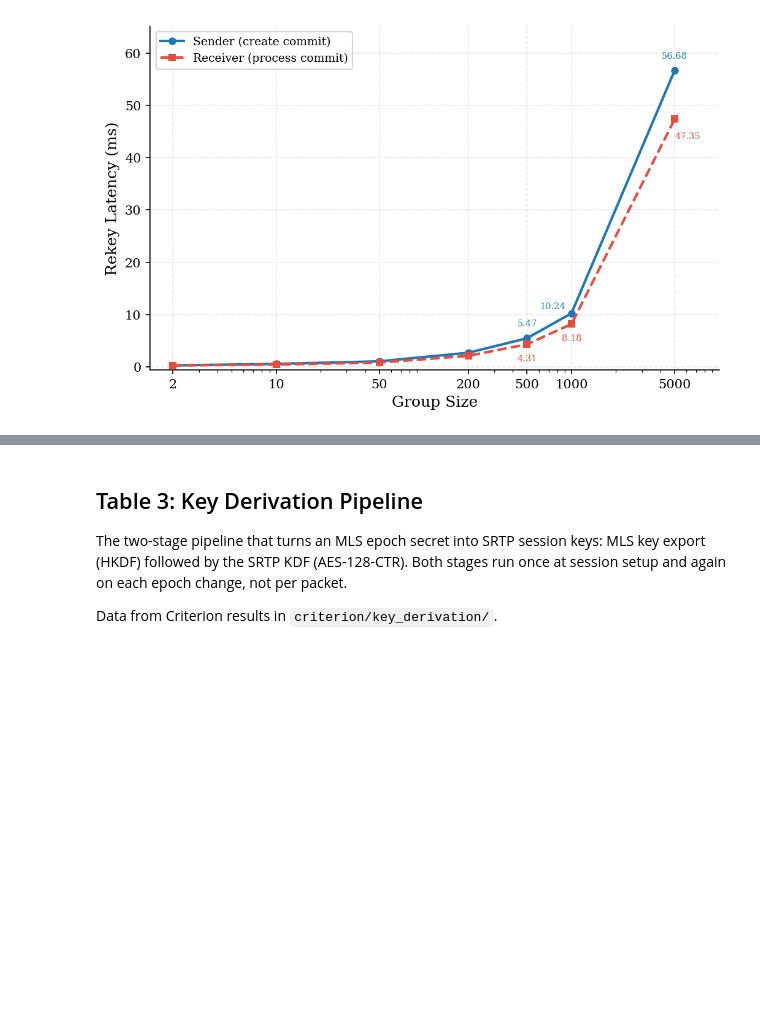
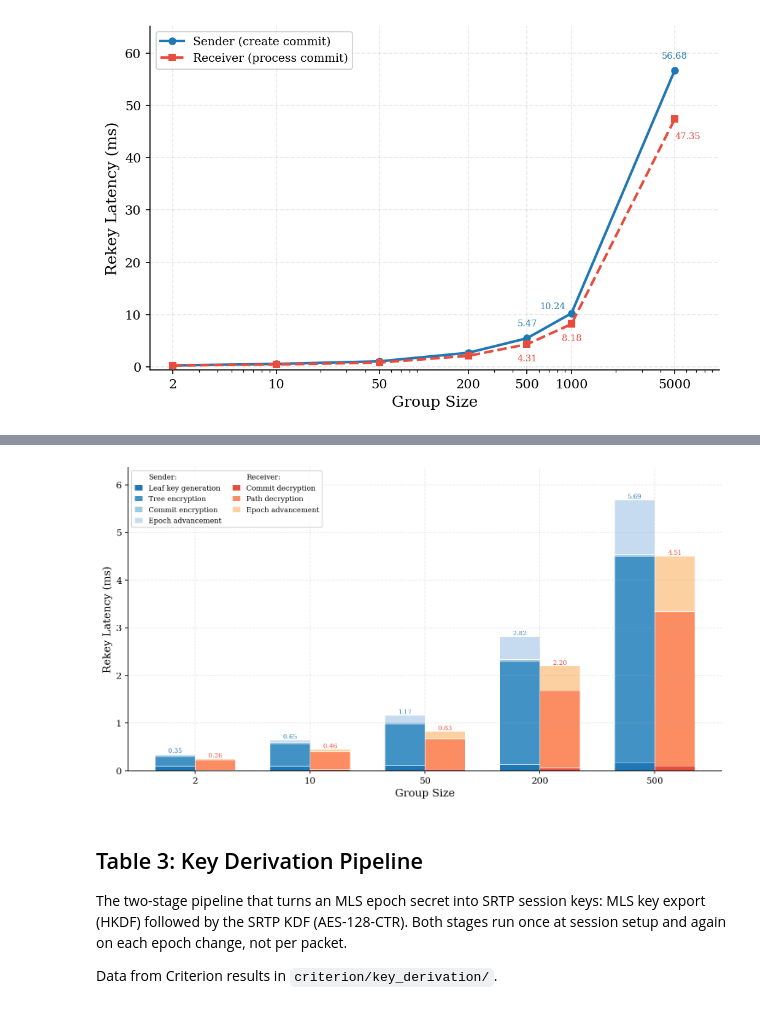
Before and after one commit to spring-epfl/SafeCast, a Jupyter notebook: figures_from_benches.ipynb, the cells around one changed output, grey strips where cells are left out. Drawn from its saved outputs; the diff is of its cells as text; code cells hidden in the pictures; blank space fills up the shorter version.

Commit message:
stacked bar chart for rekey cost breakdown

```diff
--- a/figures_from_benches.ipynb
+++ b/figures_from_benches.ipynb
@@ -57,6 +57,9 @@ PEP_DIR = CRITERION_DIR / 'pep_throughput'
 # MLS rekey (sender/receiver pipeline across group sizes)
 REKEY_DIR = CRITERION_DIR / 'rekey'
 
+# MLS rekey breakdown (component-level measurements)
+REKEY_BREAKDOWN_DIR = CRITERION_DIR / 'rekey_breakdown'
+
 # Key derivation (MLS export + SRTP KDF)
 KEY_DERIVATION_DIR = CRITERION_DIR / 'key_derivation'
 
@@ -747,3 +868,100 @@ Loaded rekey results for 7 group sizes:
+# %%
+# --- Figure 6: Stacked bar chart ---
+
+from matplotlib.patches import Patch
+
+# getting group sizes from the first component
+first_key = list(breakdown.keys())[0]
+group_sizes_bd = sorted(breakdown[first_key].keys())
+n_sizes = len(group_sizes_bd)
+
+# deriving stage_commit cost
+stage_commit_us = {}
+for sz in group_sizes_bd:
+    build_and_stage = breakdown['breakdown_sender_build_and_stage'].get(sz, 0)
+    build_only = breakdown['breakdown_sender_build'].get(sz, 0)
+    stage_commit_us[sz] = max(0, build_and_stage - build_only)
+
+# component names in the order we want them stacked (bottom to top)
+# sender: 4 components; receiver: 3 components
+sender_components = [
+    ('breakdown_sender_propose',        'Leaf key generation'),
+    ('breakdown_sender_build',          'Tree encryption'),
+    ('_stage_commit',                   'Commit encryption'),
+    ('breakdown_sender_merge_pending',  'Epoch advancement'),
+]
+receiver_components = [
+    ('breakdown_receiver_unprotect',     'Commit decryption'),
+    ('breakdown_receiver_verify_stage',  'Path decryption'),
+    ('breakdown_receiver_merge_staged',  'Epoch advancement'),
+]
+
+# colors: 4 shades for sender (blues), 3 shades for receiver (reds)
+sender_colors   = ['#1f77b4', '#4292c6', '#9ecae1', '#c6dbef']
+receiver_colors = ['#e74c3c', '#fc8d62', '#fdd0a2']
+
+fig, ax = plt.subplots(figsize=(10, 5.5))
+
+bar_width = 0.35
+x = np.arange(n_sizes)
+
+# --- sender bars (left) ---
+sender_bottom = np.zeros(n_sizes)
+for (key, label), color in zip(sender_components, sender_colors):
+    if key == '_stage_commit':
+        values = np.array([stage_commit_us.get(sz, 0) for sz in group_sizes_bd])
+    else:
+        values = np.array([breakdown[key].get(sz, 0) for sz in group_sizes_bd])
+    values_ms = values / 1000  # us -> ms
+    ax.bar(x - bar_width/2, values_ms, bar_width, bottom=sender_bottom,
+           color=color, edgecolor='white', linewidth=0.5)
+    sender_bottom += values_ms
+
+# --- receiver bars (right) ---
+receiver_bottom = np.zeros(n_sizes)
+for (key, label), color in zip(receiver_components, receiver_colors):
+    values = np.array([breakdown[key].get(sz, 0) for sz in group_sizes_bd])
+    values_ms = values / 1000  # us -> ms
+    ax.bar(x + bar_width/2, values_ms, bar_width, bottom=receiver_bottom,
+           color=color, edgecolor='white', linewidth=0.5)
+    receiver_bottom += values_ms
+
+# --- total value labels on top of each bar ---
+for i in range(n_sizes):
+    ax.text(x[i] - bar_width/2, sender_bottom[i], f'{sender_bottom[i]:.2f}',
+            ha='center', va='bottom', fontsize=7, color='#1f77b4')
+    ax.text(x[i] + bar_width/2, receiver_bottom[i], f'{receiver_bottom[i]:.2f}',
+            ha='center', va='bottom', fontsize=7, color='#e74c3c')
+
+# --- custom legend with "Sender:" / "Receiver:" group headers ---
+legend_handles = []
+
+# sender group
+legend_handles.append(Patch(facecolor='none', edgecolor='none', label='Sender:'))
+for (_, label), color in zip(sender_components, sender_colors):
+    legend_handles.append(Patch(facecolor=color, edgecolor='white', label=label))
+
+# receiver group
+legend_handles.append(Patch(facecolor='none', edgecolor='none', label='Receiver:'))
+for (_, label), color in zip(receiver_components, receiver_colors):
+    legend_handles.append(Patch(facecolor=color, edgecolor='white', label=label))
+
+ax.legend(handles=legend_handles, loc='upper left', ncol=2, fontsize=8,
+          handlelength=1.2, handleheight=1.0, columnspacing=1.5)
+
+# --- axis formatting ---
+ax.set_xlabel('Group Size')
+ax.set_ylabel('Rekey Latency (ms)')
+ax.set_xticks(x)
+ax.set_xticklabels([str(s) for s in group_sizes_bd])
+ax.set_ylim(0, max(max(sender_bottom), max(receiver_bottom)) * 1.12)
+
+plt.tight_layout()
+plt.savefig(FIGURES_DIR / 'fig6_rekey_breakdown.pdf')
+plt.savefig(FIGURES_DIR / 'fig6_rekey_breakdown.png')
+plt.show()
+# %% [output]
+[figure, added]
 # %% [markdown]
 ## Table 3: Key Derivation Pipeline
 
```
Also changed, not shown: parts of 2 cells of this notebook.
